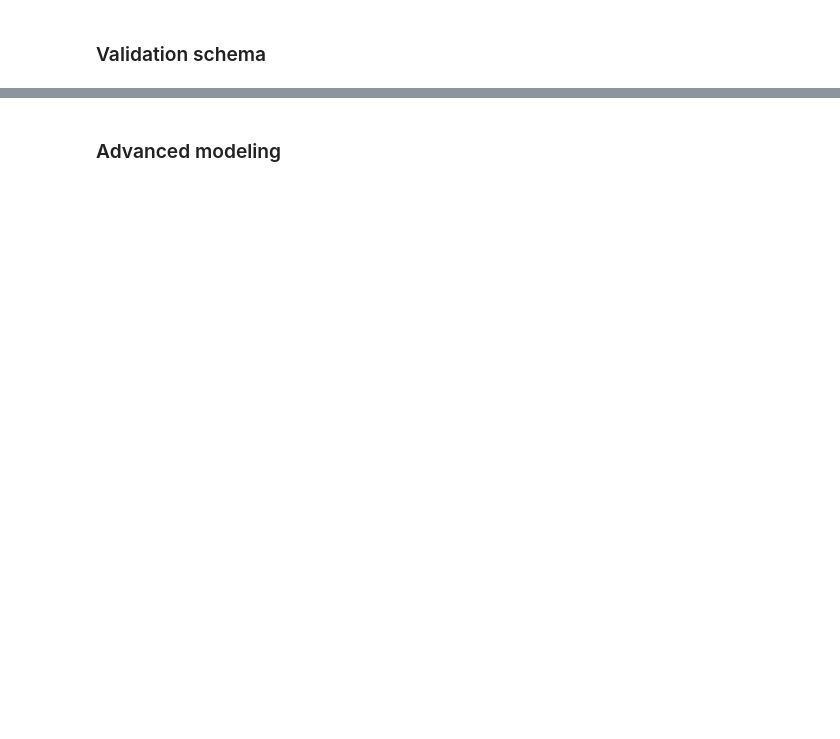
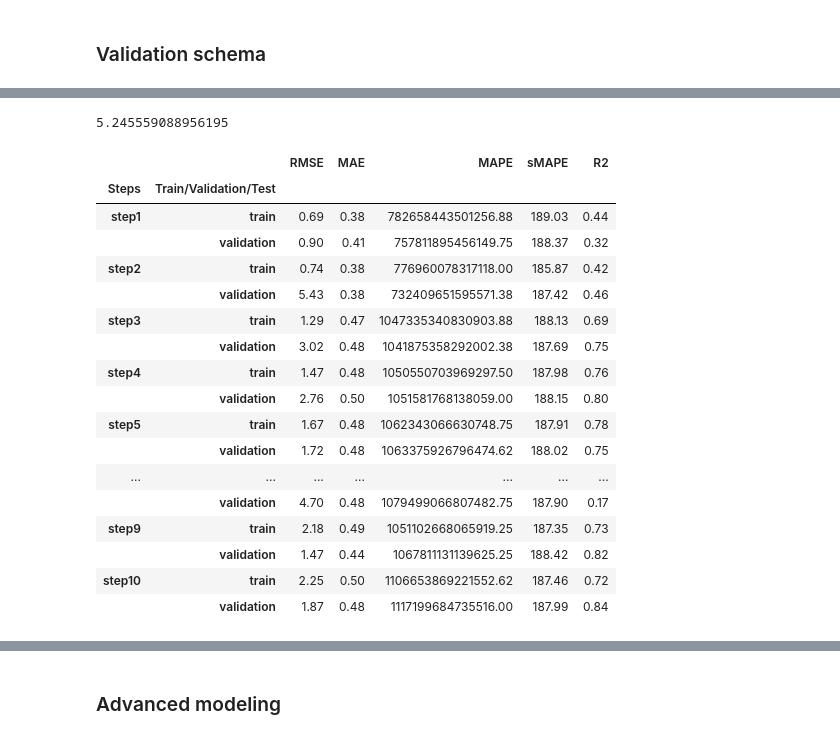
Before and after one commit to Yarmmax/DS_Intership, a Jupyter notebook: Advanced modeling.ipynb, the cells around one changed output, grey strips where cells are left out. Drawn from its saved outputs; the diff is of its cells as text; code cells hidden in the pictures; blank space fills up the shorter version.

```diff
--- a/Advanced modeling.ipynb
+++ b/Advanced modeling.ipynb
@@ -293,0 +387,10 @@ class Validation:
+# %%
+test_many_splits = Validation(
+                 train_data=data['train_data'],
+                 submission_data=data['submission_data'],
+                 submission_example=data['submission_example'],
+                 n_splits=10,
+                 model = RandomForestRegressor(max_depth=2, n_estimators=2, random_state=42, n_jobs=-1),
+                 check_nans=True,
+                 dropna = True
+                )
@@ -293,0 +418,25 @@ class Validation:
+# %%
+test_one_split.validate(type="score")
+# %% [output]
+5.245559088956195
+# %%
+test_many_splits.validate(type="report")
+# %% [output]
+|  |  | RMSE | MAE | MAPE | sMAPE | R2 |
+| Steps | Train/Validation/Test |  |  |  |  |  |
+| step1 | train | 0.69 | 0.38 | 782658443501256.88 | 189.03 | 0.44 |
+|  | validation | 0.90 | 0.41 | 757811895456149.75 | 188.37 | 0.32 |
+| step2 | train | 0.74 | 0.38 | 776960078317118.00 | 185.87 | 0.42 |
+|  | validation | 5.43 | 0.38 | 732409651595571.38 | 187.42 | 0.46 |
+| step3 | train | 1.29 | 0.47 | 1047335340830903.88 | 188.13 | 0.69 |
+|  | validation | 3.02 | 0.48 | 1041875358292002.38 | 187.69 | 0.75 |
+| step4 | train | 1.47 | 0.48 | 1050550703969297.50 | 187.98 | 0.76 |
+|  | validation | 2.76 | 0.50 | 1051581768138059.00 | 188.15 | 0.80 |
+| step5 | train | 1.67 | 0.48 | 1062343066630748.75 | 187.91 | 0.78 |
+|  | validation | 1.72 | 0.48 | 1063375926796474.62 | 188.02 | 0.75 |
+| ... | ... | ... | ... | ... | ... | ... |
+|  | validation | 4.70 | 0.48 | 1079499066807482.75 | 187.90 | 0.17 |
+| step9 | train | 2.18 | 0.49 | 1051102668065919.25 | 187.35 | 0.73 |
+|  | validation | 1.47 | 0.44 | 1067811131139625.25 | 188.42 | 0.82 |
+| step10 | train | 2.25 | 0.50 | 1106653869221552.62 | 187.46 | 0.72 |
+|  | validation | 1.87 | 0.48 | 1117199684735516.00 | 187.99 | 0.84 |
```
Also changed, not shown: parts of 15 cells of this notebook.
